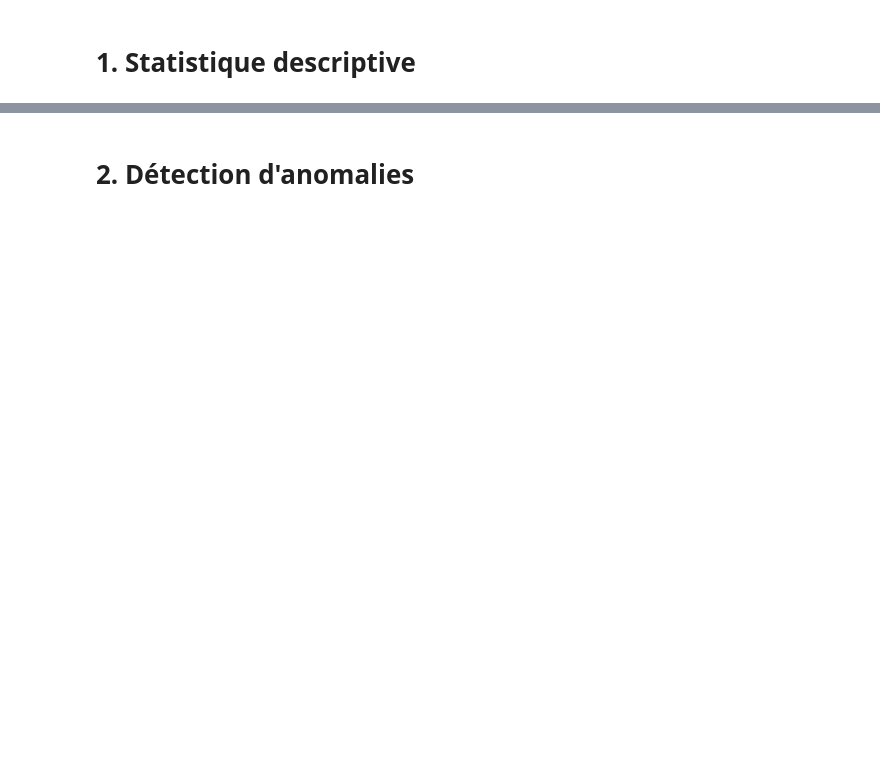
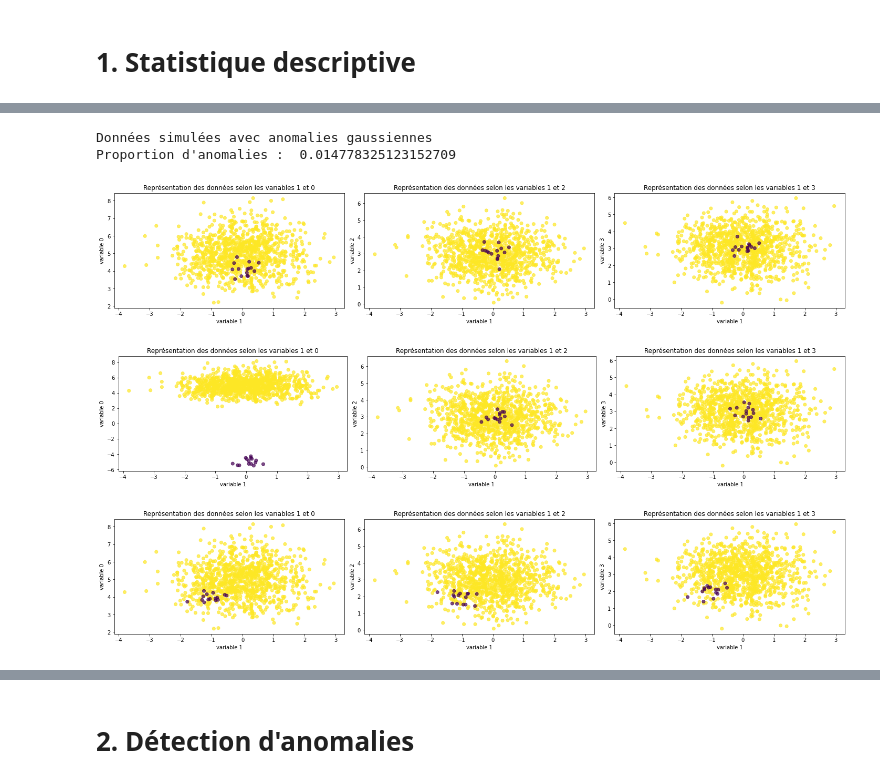
Before and after one commit to Benoitane/Detection-anomalies-et-nouveautes, a Jupyter notebook: TAA.ipynb, the cells around one changed output, grey strips where cells are left out. Saved outputs shown, nothing was run; the diff lists cells and outputs as text; code cells hidden in the pictures; blank space fills up the shorter version.

```diff
--- a/TAA.ipynb
+++ b/TAA.ipynb
@@ -98,0 +108,19 @@ outlier_prop = 0.03
+# %%
+# Anomalies gaussiennes et données "normales"
+nb_inlier,nb_outlier = 1000, 15
+nb_var = 1000
+X_normal, mean_normal, gaussian_anomaly_list = simul_gaussian_data(nb_var,nb_outlier, nb_inlier)
+
+print("Données simulées avec anomalies gaussiennes")
+print("Proportion d'anomalies : ",nb_outlier/(nb_inlier+nb_outlier))
+
+for index in range(len(gaussian_anomaly_list)):
+    X = np.concatenate([X_normal, gaussian_anomaly_list[index]])
+    y = np.concatenate([np.ones(nb_var),-np.ones(nb_outlier)])
+    plot_var_in_out(X,y,1,0,2,3)
+# %% [output]
+Données simulées avec anomalies gaussiennes
+Proportion d'anomalies :  0.014778325123152709
+[figure, added]
+[figure, added]
+[figure, added]
```
Also changed, not shown: parts of 22 cells of this notebook, 3 other files.
